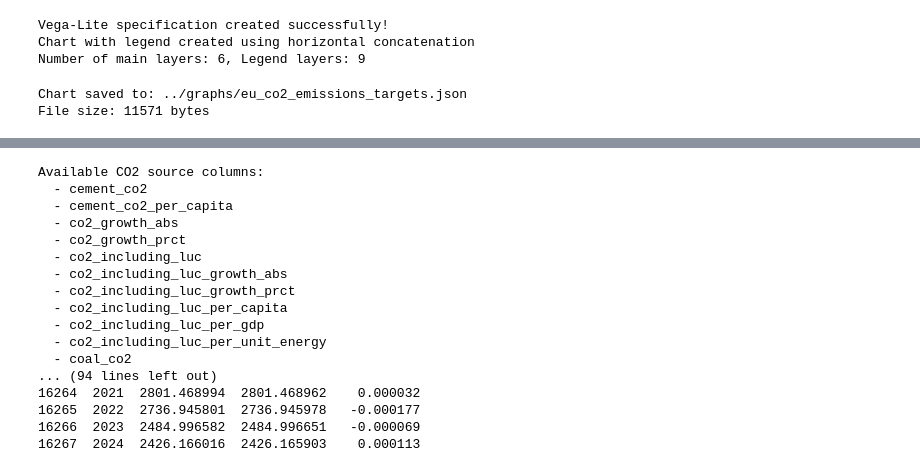
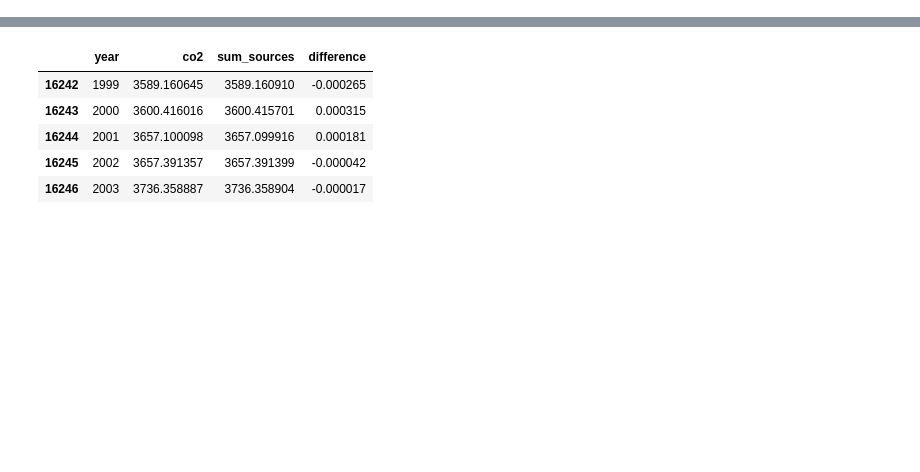
Before and after one commit to juanxgi83/juanxgi83.github.io, a Jupyter notebook: jupyter_notebooks/ghg_emissions.ipynb, the cells around one changed output, grey strips where cells are left out. Drawn from its saved outputs; the diff is of its cells as text; code cells hidden in the pictures; blank space fills up the shorter version.

```diff
--- a/jupyter_notebooks/ghg_emissions.ipynb
+++ b/jupyter_notebooks/ghg_emissions.ipynb
@@ -233,5 +179,5 @@ Prepared 5 period rectangles
 # %%
-# Create the complete Vega-Lite specification
+# Assemble Vega-Lite spec for EU-27 CO2 history, trendline, targets, and period shading
 vega_spec = {
     "$schema": "https://vega.github.io/schema/vega-lite/v6.json",
     "config": {
@@ -245,14 +191,13 @@ vega_spec = {
             "height": 500,
             "title": {
                 "text": "EU-27 CO2 Emissions and Targets",
-                "subtitle": "Historical data (1999-2024) with trendline projection to 2050",
+                "subtitle": "Historical data (1999-2024) with trendline projection to 2050 | Source: Our World In Data (https://github.com/owid/co2-data)",
                 "anchor": "start"
             },
             "resolve": {
                 "scale": {"x": "shared", "y": "shared"}
             },
             "layer": [
-        # Layer 1: Background rectangles for 5-year periods
         {
             "data": {"values": rectangle_data},
             "mark": {"type": "rect", "opacity": 0.4},
@@ -281,7 +226,6 @@ vega_spec = {
                 ]
             }
         },
-        # Layer 2: Period labels at bottom (vertical text)
         {
             "data": {"values": [
                 {"x": (row['period_start'] + row['period_end']) / 2, "y": 400, "label": row['period_label']}
@@ -305,7 +249,6 @@ vega_spec = {
                 "text": {"field": "label", "type": "nominal"}
             }
         },
-        # Layer 3: Percentage change labels just above period labels (vertical text, colored)
         {
             "data": {"values": [
                 {
@@ -342,7 +285,6 @@ vega_spec = {
                 }
             }
         },
-        # Layer 4: Historical line (1999-2024) with markers
         {
             "data": {"values": historical_values},
             "mark": {
@@ -383,7 +325,6 @@ vega_spec = {
                 ]
             }
         },
-        # Layer 5: Trendline (2004-2050, dotted line with invisible points for tooltip detection)
         {
             "data": {"values": trendline_values},
             "mark": {
@@ -411,7 +352,6 @@ vega_spec = {
                 ]
             }
         },
-        # Layer 6: Target points (stars)
         {
             "data": {"values": target_values},
             "mark": {
@@ -445,13 +385,11 @@ vega_spec = {
         }
     ]
         },
-        # Legend panel
         {
             "width": 180,
             "height": 500,
             "view": {"stroke": None},
             "layer": [
-                # Legend title
                 {
                     "data": {"values": [{"x": 10, "y": 450, "label": "Legend"}]},
                     "mark": {"type": "text", "align": "left", "fontSize": 15, "fontWeight": "bold"},
@@ -461,7 +399,6 @@ vega_spec = {
                         "text": {"field": "label", "type": "nominal"}
                     }
                 },
-                # Historical line
                 {
                     "data": {"values": [{"x1": 10, "x2": 40, "y": 428}]},
                     "mark": {"type": "rule", "color": "black", "strokeWidth": 2},
@@ -480,7 +417,6 @@ vega_spec = {
                         "text": {"field": "label", "type": "nominal"}
                     }
                 },
-                # Trendline
                 {
                     "data": {"values": [{"x1": 10, "x2": 40, "y": 406}]},
                     "mark": {"type": "rule", "color": "black", "strokeWidth": 2, "strokeDash": [5, 5], "opacity": 0.4},
@@ -499,7 +435,6 @@ vega_spec = {
                         "text": {"field": "label", "type": "nominal"}
                     }
                 },
-                # 2030 Target
                 {
                     "data": {"values": [{"x": 25, "y": 384}]},
                     "mark": {"type": "point", "shape": "cross", "color": "gold", "size": 150, "filled": True},
@@ -517,7 +452,6 @@ vega_spec = {
                         "text": {"field": "label", "type": "nominal"}
                     }
                 },
-                # 2050 Target
                 {
                     "data": {"values": [{"x": 25, "y": 362}]},
                     "mark": {"type": "point", "shape": "cross", "color": "green", "size": 150, "filled": True},
@@ -539,24 +473,10 @@ vega_spec = {
         }
     ]
 }
-
-print("Vega-Lite specification created successfully!")
-print(f"Chart with legend created using horizontal concatenation")
-print(f"Number of main layers: 6, Legend layers: 9")
-# %% [output]
-Vega-Lite specification created successfully!
-Chart with legend created using horizontal concatenation
-Number of main layers: 6, Legend layers: 9
 # %%
-# Save the Vega-Lite specification to a JSON file
+# Write CO2 targets Vega-Lite spec to JSON
 output_file = "../graphs/eu_co2_emissions_targets.json"
 
 with open(output_file, 'w') as f:
     json.dump(vega_spec, f, indent=2)
-
-print(f"Chart saved to: {output_file}")
-print(f"File size: {len(json.dumps(vega_spec))} bytes")
-# %% [output]
-Chart saved to: ../graphs/eu_co2_emissions_targets.json
-File size: 11571 bytes
 # %%
@@ -569,48 +488,27 @@ chart
 # %% [output]
 [interactive output not drawn]
 # %%
-# Load data for emissions by source
+# Load EU-27 emissions by source and verify composition against totals
 url = "https://owid-public.owid.io/data/co2/owid-co2-data.csv"
 
 data_sources = pd.read_csv(url)
 data_sources = data_sources[data_sources["country"] == "European Union (27)"]
 data_sources = data_sources[data_sources["year"] >= 1999]
 
-# Check available source columns
 source_columns = [col for col in data_sources.columns if 'co2' in col.lower() and col != 'co2' and col != 'co2_per_capita' and col != 'co2_per_gdp' and col != 'co2_per_unit_energy']
-print("Available CO2 source columns:")
-for col in source_columns:
-    print(f"  - {col}")
 
-# Select the main emission source columns
 sources_to_plot = ['coal_co2', 'oil_co2', 'gas_co2', 'cement_co2', 'flaring_co2', 'other_industry_co2']
 
-# Check data for these columns
-print("\nData for emission sources (1999-2024):")
-print(data_sources[['year'] + sources_to_plot].head(10))
+data_sources['sum_sources'] = data_sources[sources_to_plot].sum(axis=1)
 
-# Verify the sum matches total CO2
-data_sources['sum_sources'] = data_sources[sources_to_plot].sum(axis=1)
-print("\nComparison of total CO2 vs sum of sources:")
 comparison = data_sources[['year', 'co2', 'sum_sources']].copy()
 comparison['difference'] = comparison['co2'] - comparison['sum_sources']
-print(comparison)
+comparison.head()
 # %% [output]
-Available CO2 source columns:
-  - cement_co2
-  - cement_co2_per_capita
-  - co2_growth_abs
-  - co2_growth_prct
-  - co2_including_luc
-  - co2_including_luc_growth_abs
-  - co2_including_luc_growth_prct
-  - co2_including_luc_per_capita
-  - co2_including_luc_per_gdp
-  - co2_including_luc_per_unit_energy
-  - coal_co2
-... (94 lines left out)
-16264  2021  2801.468994  2801.468962    0.000032
-16265  2022  2736.945801  2736.945978   -0.000177
-16266  2023  2484.996582  2484.996651   -0.000069
-16267  2024  2426.166016  2426.165903    0.000113
+|  | year | co2 | sum_sources | difference |
+| 16242 | 1999 | 3589.160645 | 3589.160910 | -0.000265 |
+| 16243 | 2000 | 3600.416016 | 3600.415701 | 0.000315 |
+| 16244 | 2001 | 3657.100098 | 3657.099916 | 0.000181 |
+| 16245 | 2002 | 3657.391357 | 3657.391399 | -0.000042 |
+| 16246 | 2003 | 3736.358887 | 3736.358904 | -0.000017 |
 # %%
```
Also changed, not shown: parts of 15 cells of this notebook, 17 other files.
